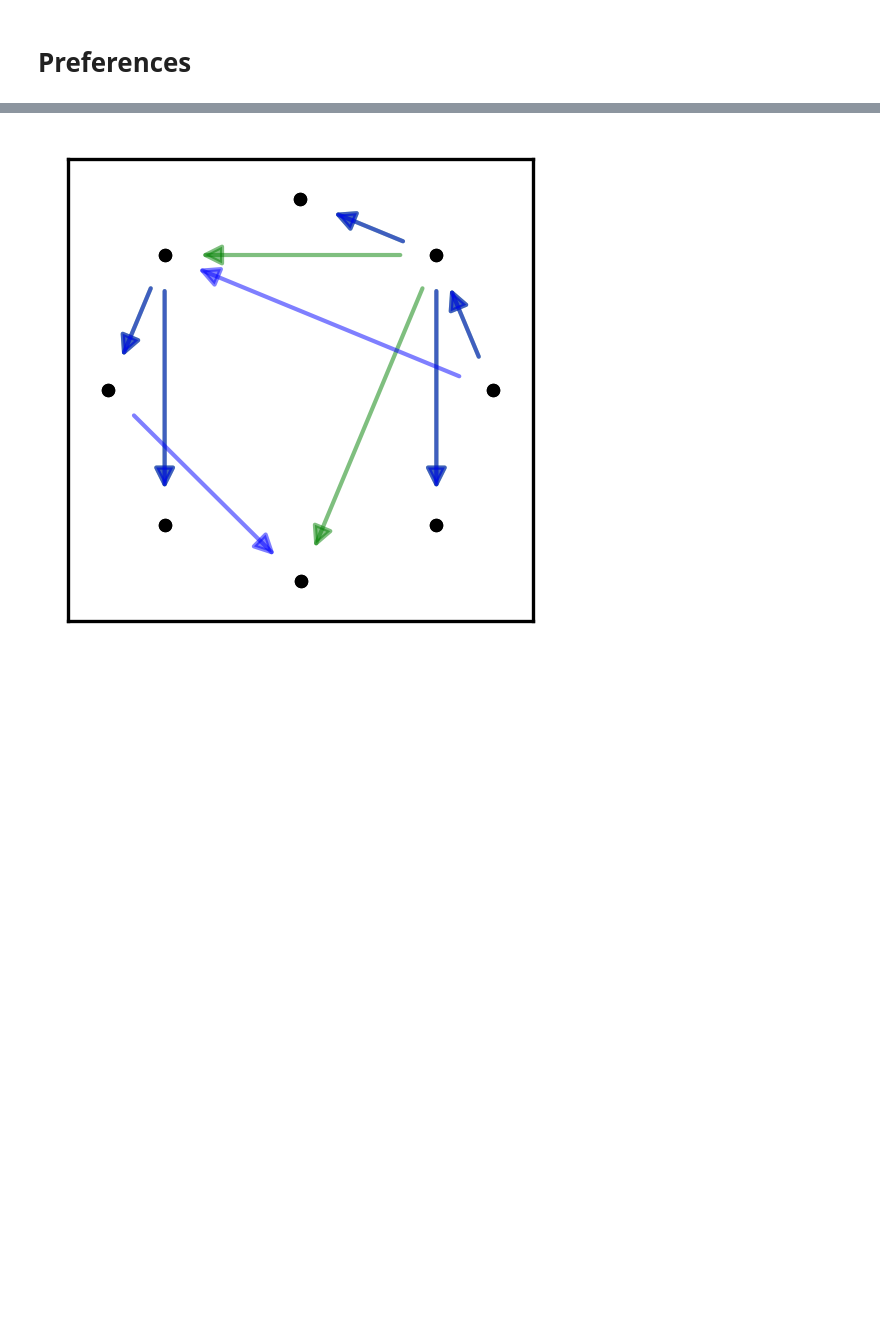
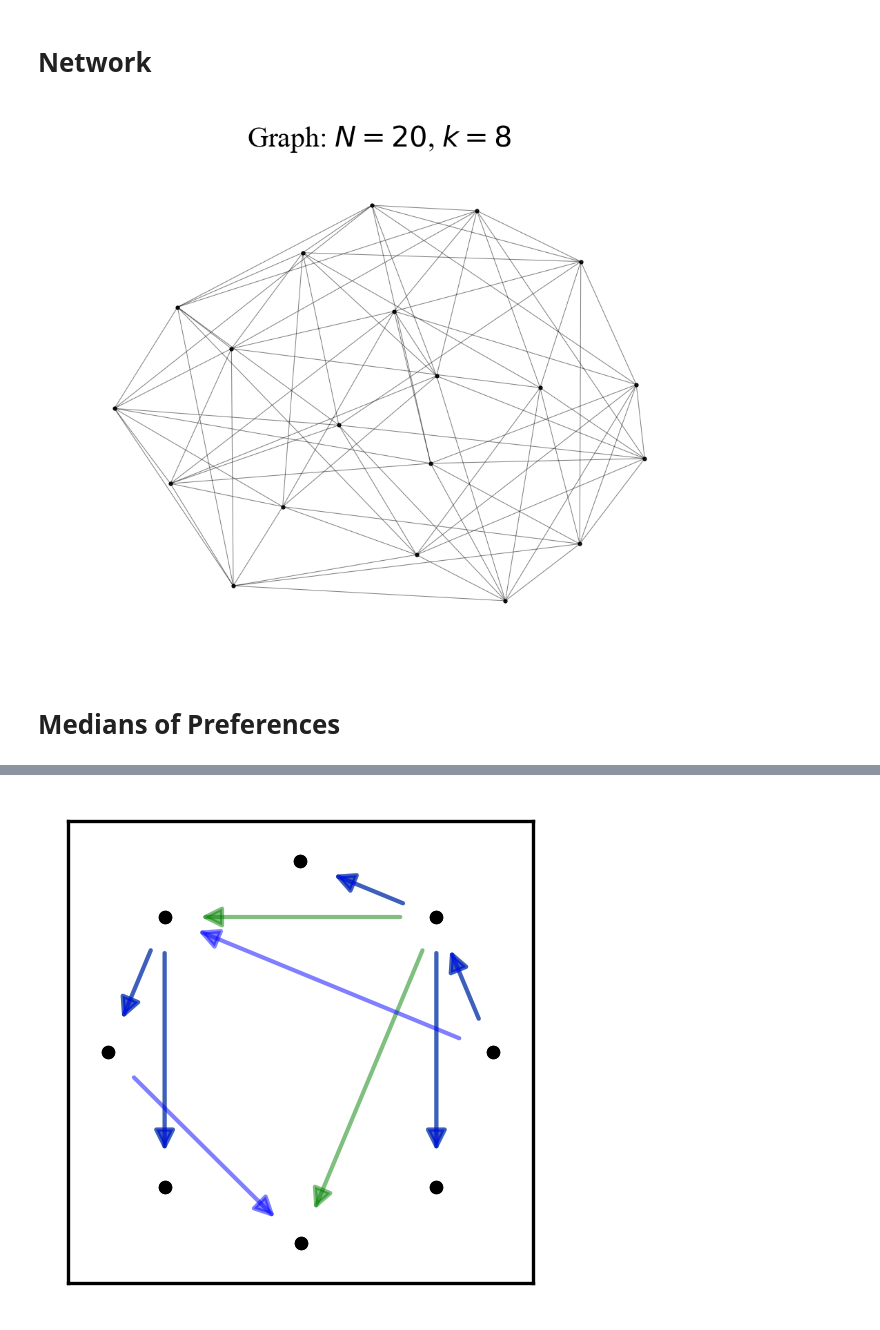
Before and after one commit to hans-riess/prefdynamo, a Jupyter notebook: code/notebook.ipynb, the cells around one changed output, grey strips where cells are left out. Cells and saved outputs as stored; diff of their text form; code cells hidden in the pictures; blank space fills up the shorter version.

```diff
--- a/code/notebook.ipynb
+++ b/code/notebook.ipynb
@@ -91,5 +130,41 @@ plt.show()
+# %% [markdown]
+# Network
+# %%
+from networkx import circular_layout,spring_layout, draw_networkx_nodes, draw_networkx_edges,Graph
+from ast import literal_eval
+import matplotlib.pyplot as plt
+
+# Load the metadata
+file_path_metadata = 'experiments/experiment_' + str(experiment_number) + '_metadata.csv'
+metadata = pd.read_csv(file_path_metadata, index_col=0)
+
+# Extract the values for graph
+edge_list = literal_eval(metadata.loc['graph', 'variable'] if 'graph' in metadata.index else None)
+
+# Create graph
+graph = Graph()
+graph.add_edges_from(edge_list)
+
+plt.figure(figsize=[4, 3], dpi=300)
+pos = spring_layout(graph)
+
+# Drawing nodes and edges
+draw_networkx_nodes(graph, pos, node_color='black', node_size=0.25)
+draw_networkx_edges(graph, pos, width=0.25, alpha=0.5)
+
+#title
+plt.title(r'Graph: $N=' +str(n_agents)+ '$, $k=' + str(n_neighbors) + '$', fontsize=10)
+
+# Removing the axis
+plt.axis('off')
+
+# Save and show the plot
+plt.savefig('plots/experiment_' + str(experiment_number) + '_graph.png')
+plt.show()
+# %% [output]
+[figure, added]
 # %% [markdown]
-# Preferences
+# Medians of Preferences
 # %%
 from networkx.algorithms.tree.branchings import Edmonds
 from agents import Preference,Agent,SocialNetwork
```
Also changed, not shown: parts of 13 cells of this notebook, 17 other files.
